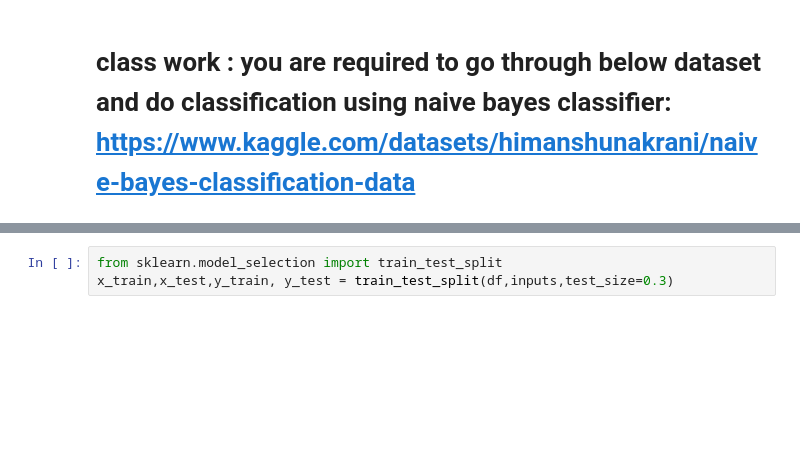
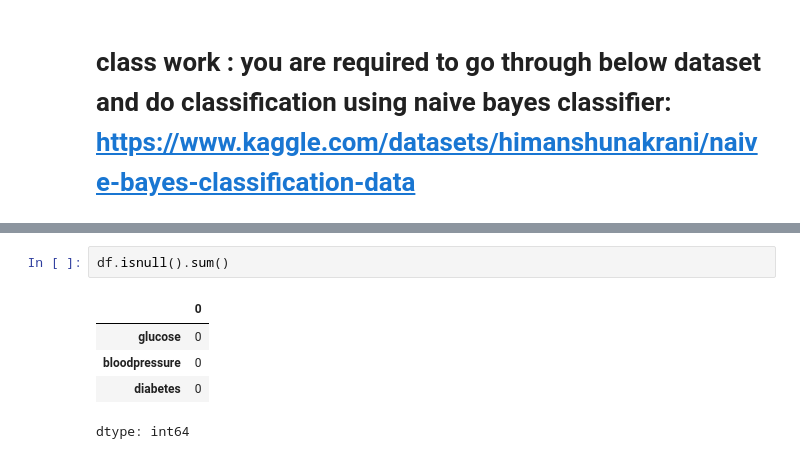
Before and after one commit to SeanMuInCa/learn_python, a Jupyter notebook: 4_Naive_bayes_classifier_(1)_(1)_(1).ipynb, the cells around one changed output, grey strips where cells are left out. Cells and saved outputs as stored; diff of their text form; blank space fills up the shorter version.

```diff
--- a/4_Naive_bayes_classifier_(1)_(1)_(1).ipynb
+++ b/4_Naive_bayes_classifier_(1)_(1)_(1).ipynb
@@ -232,3 +217,8 @@ inputs
-# %%
-from sklearn.model_selection import train_test_split
-x_train,x_test,y_train, y_test = train_test_split(df,inputs,test_size=0.3)
+# %%
+df.isnull().sum()
+# %% [output]
+|  | 0 |
+| glucose | 0 |
+| bloodpressure | 0 |
+| diabetes | 0 |
+dtype: int64
```
Also changed, not shown: parts of 12 cells of this notebook.
